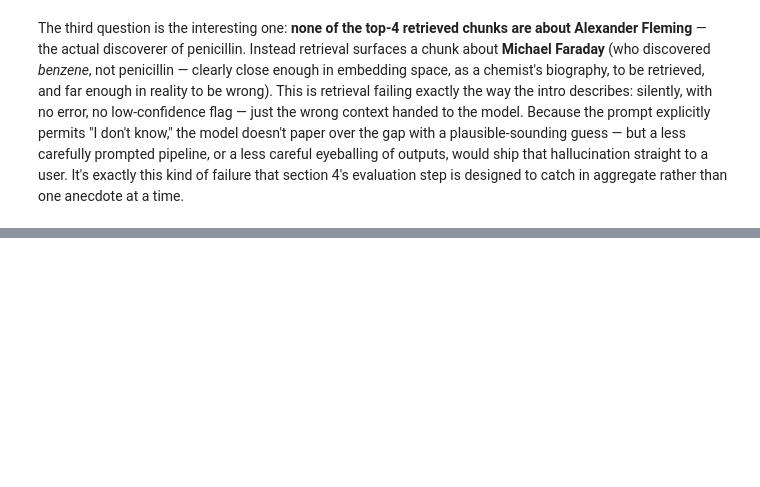
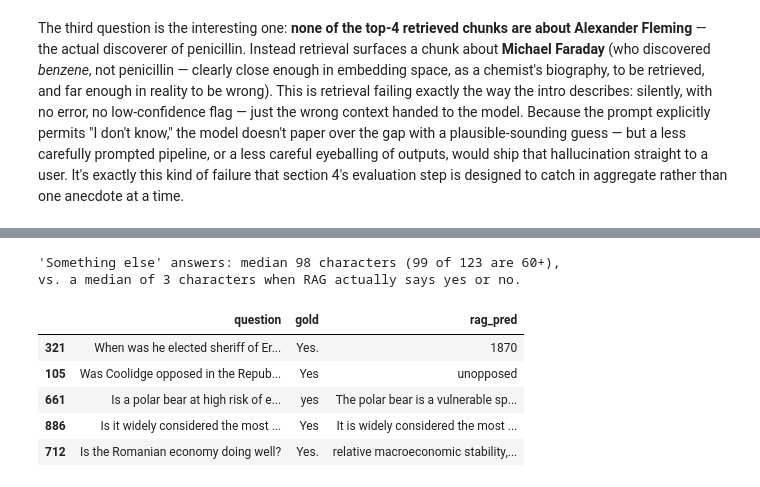
Before and after one commit to SarankanSivananthan/rag-wikipedia, a Jupyter notebook: notebooks/analysis.ipynb, the cells around one changed output, grey strips where cells are left out. Drawn from its saved outputs; the diff is of its cells as text; code cells hidden in the pictures; blank space fills up the shorter version.

```diff
--- a/notebooks/analysis.ipynb
+++ b/notebooks/analysis.ipynb
@@ -278,0 +375,18 @@ than one anecdote at a time.
+# %%
+yn = gen_preds[gen_preds["question_type"] == "yes/no"].copy()
+
+def answer_kind(prediction):
+    if is_abstention(prediction):
+        return "I don't know"
+    words = str(prediction).lower().strip().lstrip("\"' ").split()
+    first = words[0].strip(".,!?") if words else ""
+    return first if first in ("yes", "no") else "something else"
+
+yn["rag_answer"] = yn["rag_pred"].map(answer_kind)
+yn["gold_answer"] = yn["gold"].map(lambda g: "yes" if str(g).lower().strip().startswith("yes") else "no")
+print(pd.crosstab(yn["gold_answer"], yn["rag_answer"], margins=True, rownames=["gold"], colnames=["RAG answered"]))
+
+committed = yn[yn["rag_answer"].isin(["yes", "no"])]
+right = (committed["rag_answer"] == committed["gold_answer"]).sum()
+print(f"\nRAG committed to yes/no on {len(committed)} of {len(yn)} questions ({len(committed) / len(yn):.1%});")
+print(f"on those it picked the right one {right}/{len(committed)} times ({right / len(committed):.1%}).")
@@ -278,0 +402,18 @@ than one anecdote at a time.
+# %%
+other = yn[yn["rag_answer"] == "something else"]
+length = other["rag_pred"].str.len()
+committed_length = committed["rag_pred"].str.len()
+print(f"'Something else' answers: median {length.median():.0f} characters ({(length >= 60).sum()} of {len(other)} are 60+),")
+print(f"vs. a median of {committed_length.median():.0f} characters when RAG actually says yes or no.\n")
+other.sort_values("rag_pred", key=lambda col: col.str.len())[["question", "gold", "rag_pred"]].iloc[[0, 1, 30, 31, -1]].style.set_properties(
+    subset=["rag_pred"], **{"white-space": "pre-wrap"}
+)
+# %% [output]
+'Something else' answers: median 98 characters (99 of 123 are 60+),
+vs. a median of 3 characters when RAG actually says yes or no.
+|  | question | gold | rag_pred |
+| 321 | When was he elected sheriff of Er... | Yes. | 1870 |
+| 105 | Was Coolidge opposed in the Repub... | Yes | unopposed |
+| 661 | Is a polar bear at high risk of e... | yes | The polar bear is a vulnerable sp... |
+| 886 | Is it widely considered the most ... | Yes | It is widely considered the most ... |
+| 712 | Is the Romanian economy doing well? | Yes. | relative macroeconomic stability,... |
```
Also changed, not shown: parts of 11 cells of this notebook, 5 other files.
